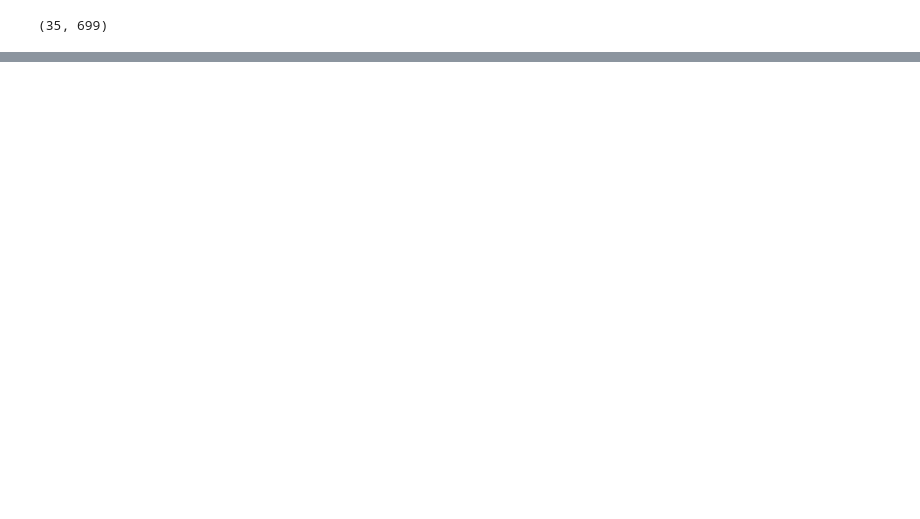
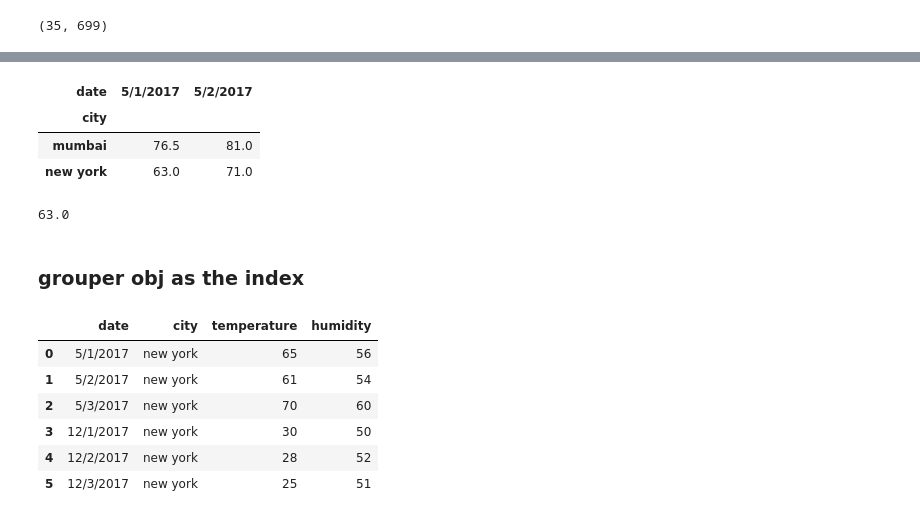
Before and after one commit to chunhuizhang/full_stack, a Jupyter notebook: tutorials/可视化/pandas_seaborn/pivot_table.ipynb, the cells around one changed output, grey strips where cells are left out. Drawn from its saved outputs; the diff is of its cells as text; code cells hidden in the pictures; blank space fills up the shorter version.

```diff
--- a/tutorials/可视化/pandas_seaborn/pivot_table.ipynb
+++ b/tutorials/可视化/pandas_seaborn/pivot_table.ipynb
@@ -62,0 +144,25 @@ df.pivot_table(index='Year', columns='Team', values='Height').shape
+# %%
+weather_df2.pivot_table(index='city', columns='date', values='temperature')
+# %% [output]
+| date | 5/1/2017 | 5/2/2017 |
+| city |  |  |
+| mumbai | 76.5 | 81.0 |
+| new york | 63.0 | 71.0 |
+# %%
+(65 + 61)/2
+# %% [output]
+63.0
+# %% [markdown]
+### grouper obj as the index
+# %%
+weather_df3 = pd.read_csv('./data/weather3.csv')
+# %%
+weather_df3
+# %% [output]
+|  | date | city | temperature | humidity |
+| 0 | 5/1/2017 | new york | 65 | 56 |
+| 1 | 5/2/2017 | new york | 61 | 54 |
+| 2 | 5/3/2017 | new york | 70 | 60 |
+| 3 | 12/1/2017 | new york | 30 | 50 |
+| 4 | 12/2/2017 | new york | 28 | 52 |
+| 5 | 12/3/2017 | new york | 25 | 51 |
```
Also changed, not shown: parts of 18 cells of this notebook, 3 other files.
